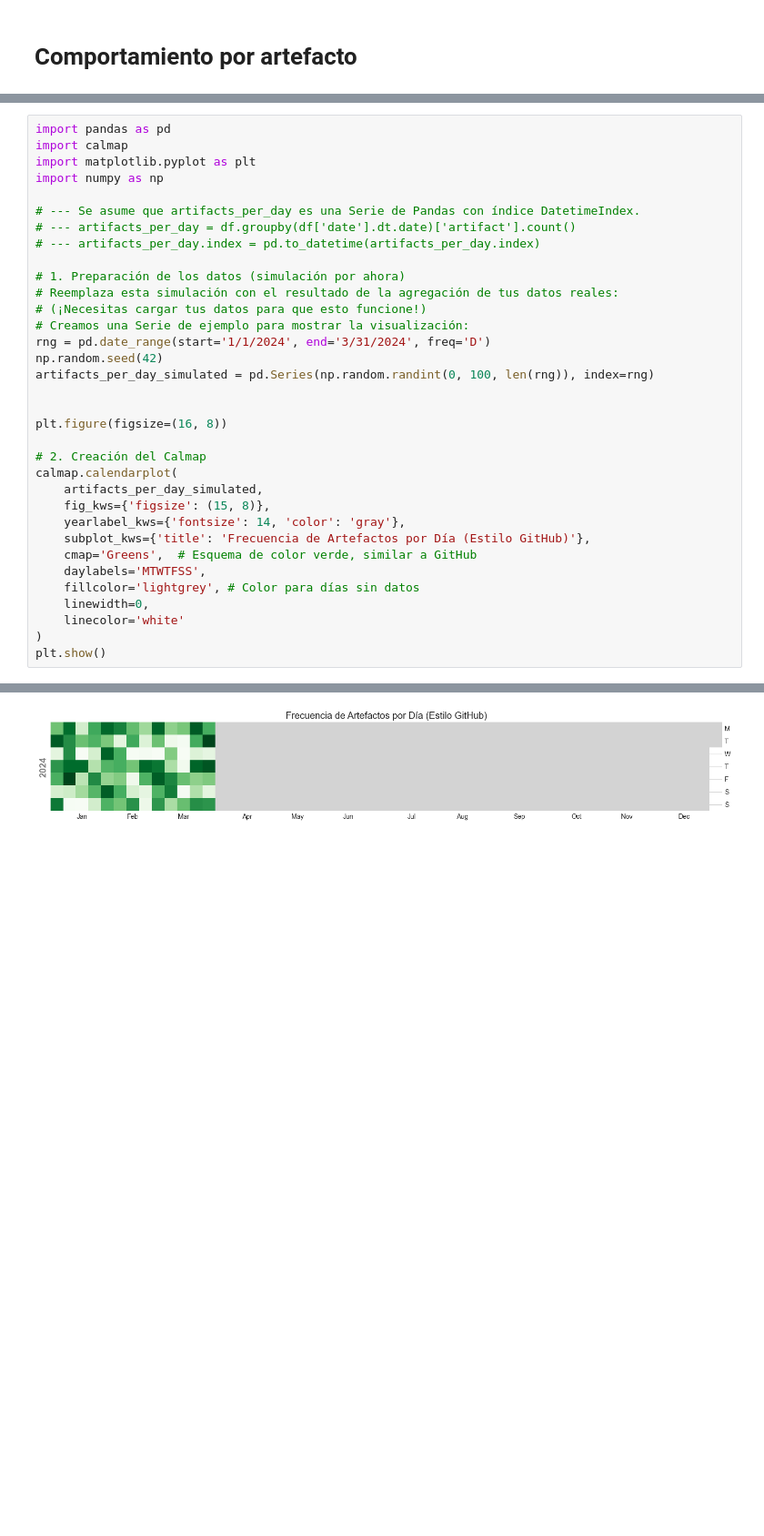
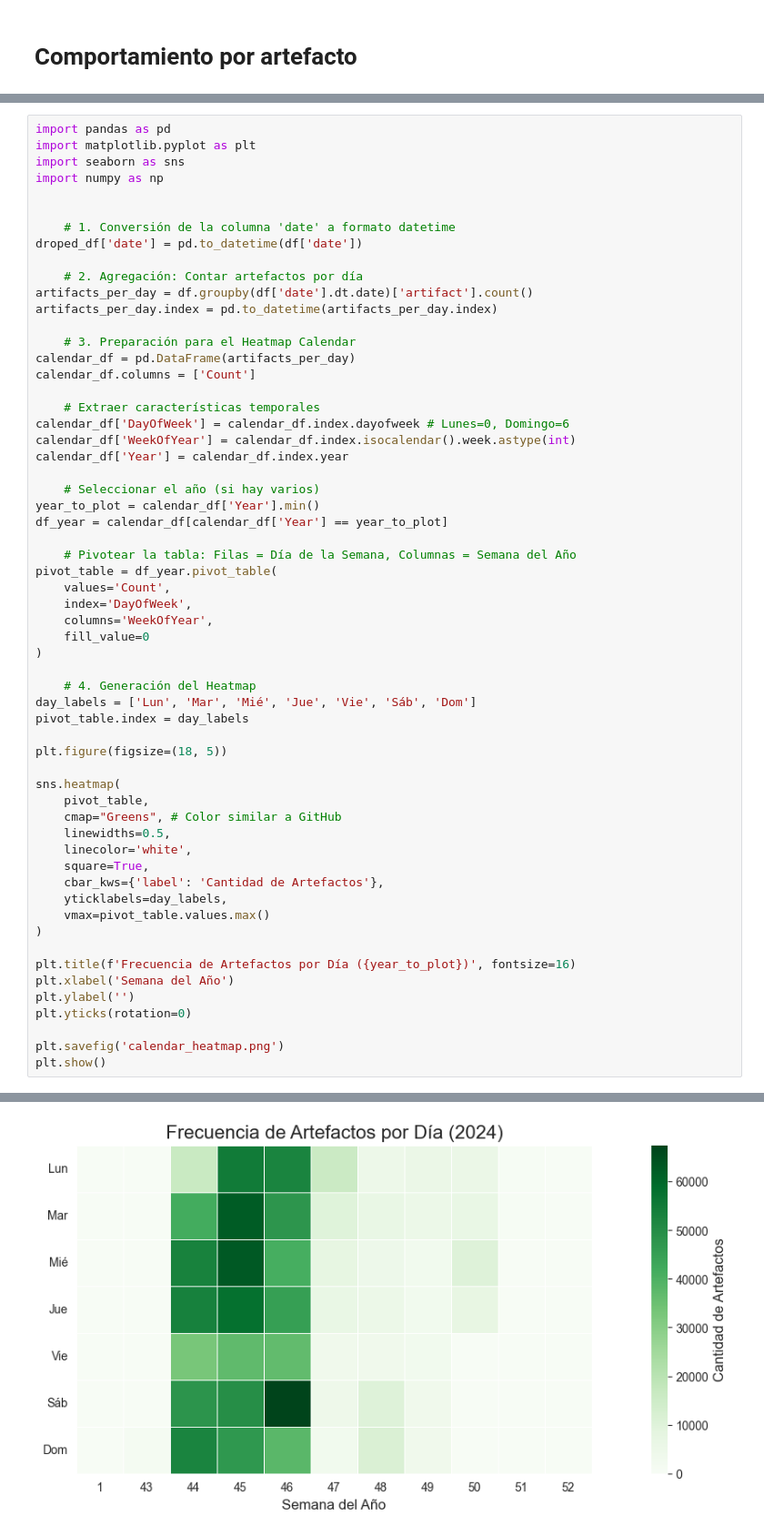
Before and after one commit to freddygl3/CienciaDatos, a Jupyter notebook: Fragateando2.ipynb, the cells around one changed output, grey strips where cells are left out. Shown: that part at 91% size. Saved outputs shown, nothing was run; the diff lists cells and outputs as text; blank space fills up the shorter version.

Commit message:
Grafica de calendario de github

```diff
--- a/Fragateando2.ipynb
+++ b/Fragateando2.ipynb
@@ -477,36 +477,61 @@ plt.show()
 [figure]
 # %%
 import pandas as pd
-import calmap
 import matplotlib.pyplot as plt
+import seaborn as sns
 import numpy as np
 
-# --- Se asume que artifacts_per_day es una Serie de Pandas con índice DatetimeIndex.
-# --- artifacts_per_day = df.groupby(df['date'].dt.date)['artifact'].count()
-# --- artifacts_per_day.index = pd.to_datetime(artifacts_per_day.index)
 
-# 1. Preparación de los datos (simulación por ahora)
-# Reemplaza esta simulación con el resultado de la agregación de tus datos reales:
-# (¡Necesitas cargar tus datos para que esto funcione!)
-# Creamos una Serie de ejemplo para mostrar la visualización:
-rng = pd.date_range(start='1/1/2024', end='3/31/2024', freq='D')
-np.random.seed(42)
-artifacts_per_day_simulated = pd.Series(np.random.randint(0, 100, len(rng)), index=rng)
+    # 1. Conversión de la columna 'date' a formato datetime
+droped_df['date'] = pd.to_datetime(df['date'])
 
+    # 2. Agregación: Contar artefactos por día
+artifacts_per_day = df.groupby(df['date'].dt.date)['artifact'].count()
+artifacts_per_day.index = pd.to_datetime(artifacts_per_day.index)
 
-plt.figure(figsize=(16, 8))
+    # 3. Preparación para el Heatmap Calendar
+calendar_df = pd.DataFrame(artifacts_per_day)
+calendar_df.columns = ['Count']
 
-# 2. Creación del Calmap
-calmap.calendarplot(
-    artifacts_per_day_simulated,
-    fig_kws={'figsize': (15, 8)},
-    yearlabel_kws={'fontsize': 14, 'color': 'gray'},
-    subplot_kws={'title': 'Frecuencia de Artefactos por Día (Estilo GitHub)'},
-    cmap='Greens',  # Esquema de color verde, similar a GitHub
-    daylabels='MTWTFSS',
-    fillcolor='lightgrey', # Color para días sin datos
-    linewidth=0,
-    linecolor='white'
+    # Extraer características temporales
+calendar_df['DayOfWeek'] = calendar_df.index.dayofweek # Lunes=0, Domingo=6
+calendar_df['WeekOfYear'] = calendar_df.index.isocalendar().week.astype(int)
+calendar_df['Year'] = calendar_df.index.year
+
+    # Seleccionar el año (si hay varios)
+year_to_plot = calendar_df['Year'].min()
+df_year = calendar_df[calendar_df['Year'] == year_to_plot]
+
+    # Pivotear la tabla: Filas = Día de la Semana, Columnas = Semana del Año
+pivot_table = df_year.pivot_table(
+    values='Count',
+    index='DayOfWeek',
+    columns='WeekOfYear',
+    fill_value=0
 )
+
+    # 4. Generación del Heatmap
+day_labels = ['Lun', 'Mar', 'Mié', 'Jue', 'Vie', 'Sáb', 'Dom']
+pivot_table.index = day_labels
+
+plt.figure(figsize=(18, 5))
+
+sns.heatmap(
+    pivot_table,
+    cmap="Greens", # Color similar a GitHub
+    linewidths=0.5,
+    linecolor='white',
+    square=True,
+    cbar_kws={'label': 'Cantidad de Artefactos'},
+    yticklabels=day_labels,
+    vmax=pivot_table.values.max()
+)
+
+plt.title(f'Frecuencia de Artefactos por Día ({year_to_plot})', fontsize=16)
+plt.xlabel('Semana del Año')
+plt.ylabel('')
+plt.yticks(rotation=0)
+
+plt.savefig('calendar_heatmap.png')
 plt.show()
 # %% [output]
@@ -514 +538 @@ plt.show()
-[figure, old version]
+[figure, new version]
```
Also changed, not shown: parts of 1 cell of this notebook.
